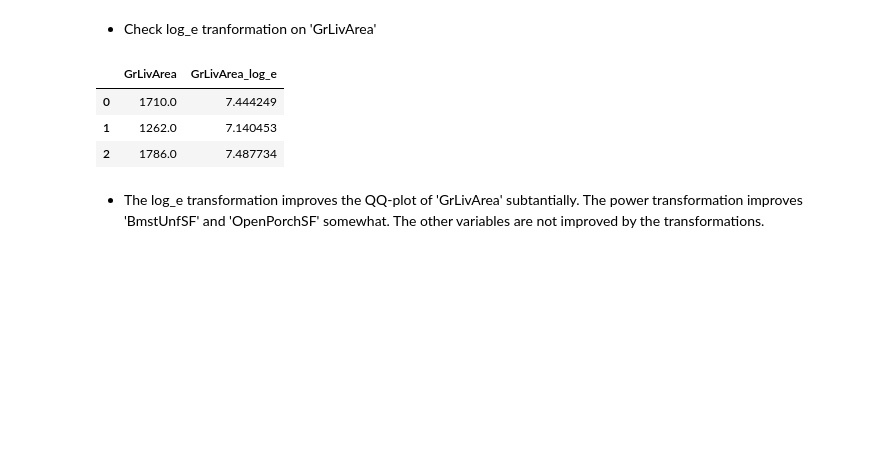
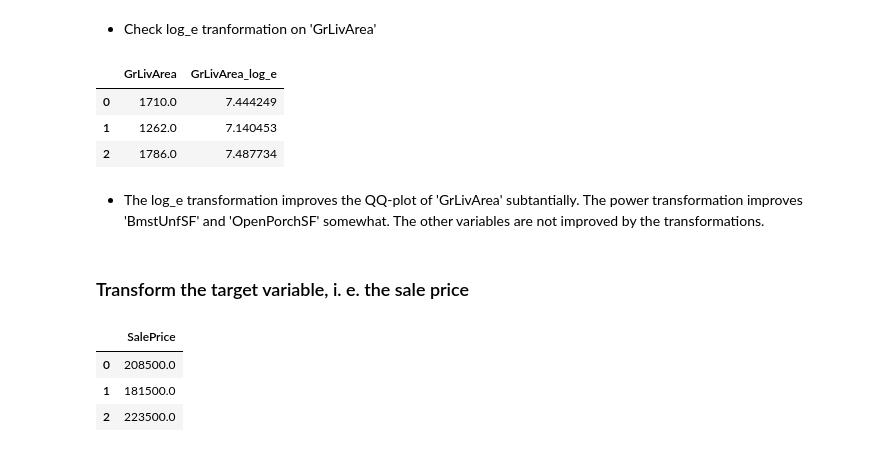
Before and after one commit to faridjos/milestone-project-heritage-housing-issues, a Jupyter notebook: jupyter_notebooks/FeatureEngineering.ipynb, the cells around one changed output. Drawn from its saved outputs; the diff is of its cells as text; code cells hidden in the pictures; blank space fills up the shorter version.

```diff
--- a/jupyter_notebooks/FeatureEngineering.ipynb
+++ b/jupyter_notebooks/FeatureEngineering.ipynb
@@ -450,3 +450,13 @@ df_engineering[['GrLivArea', 'GrLivArea_log_e']].head(3)
 | 2 | 1786.0 | 7.487734 |
 # %% [markdown]
 * The log_e transformation improves the QQ-plot of 'GrLivArea' subtantially. The power transformation improves 'BmstUnfSF' and 'OpenPorchSF' somewhat. The other variables are not improved by the transformations.
+# %% [markdown]
+### Transform the target variable, i. e. the sale price
+# %%
+df_target = df['SalePrice'].to_frame()
+df_target.head(3)
+# %% [output]
+|  | SalePrice |
+| 0 | 208500.0 |
+| 1 | 181500.0 |
+| 2 | 223500.0 |
```
Also changed, not shown: parts of 3 cells of this notebook, 3 other files.
